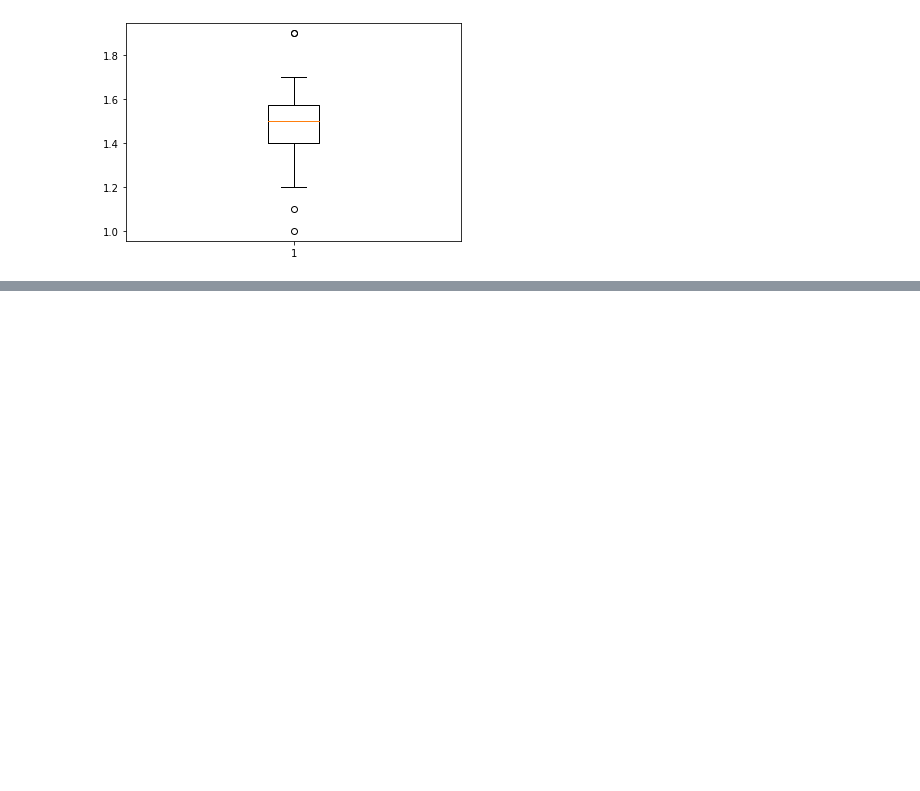
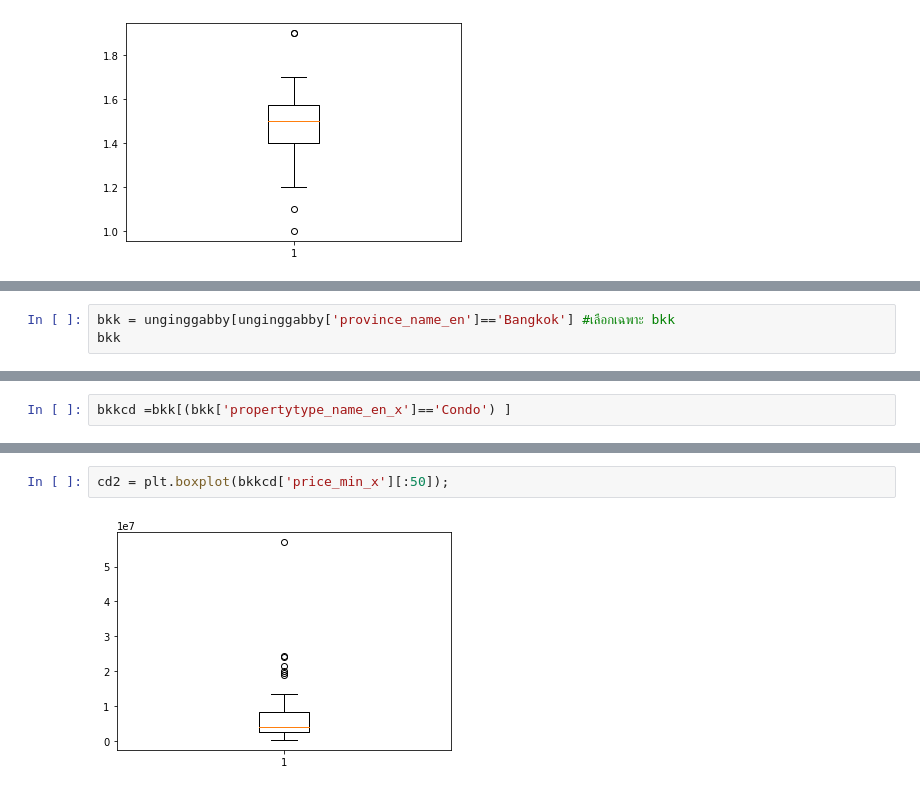
Before and after one commit to sucheerarighthere/BasicProg_DataViz65, a Jupyter notebook: DataViz02_Data_Distribution_.ipynb, the cells around one changed output, grey strips where cells are left out. Cells and saved outputs as stored; diff of their text form; blank space fills up the shorter version.

```diff
--- a/DataViz02_Data_Distribution_.ipynb
+++ b/DataViz02_Data_Distribution_.ipynb
@@ -379,0 +520,3 @@ vi = plt.violinplot(df['PetalLength'][:50],showmedians=True)
+# %%
+bkk = unginggabby[unginggabby['province_name_en']=='Bangkok'] #เลือกเฉพาะ bkk
+bkk
@@ -379,0 +579,2 @@ vi = plt.violinplot(df['PetalLength'][:50],showmedians=True)
+# %%
+bkkcd =bkk[(bkk['propertytype_name_en_x']=='Condo') ]
@@ -379,0 +589,4 @@ vi = plt.violinplot(df['PetalLength'][:50],showmedians=True)
+# %%
+cd2 = plt.boxplot(bkkcd['price_min_x'][:50]);
+# %% [output]
+[figure, added]
```
Also changed, not shown: parts of 59 cells of this notebook.
